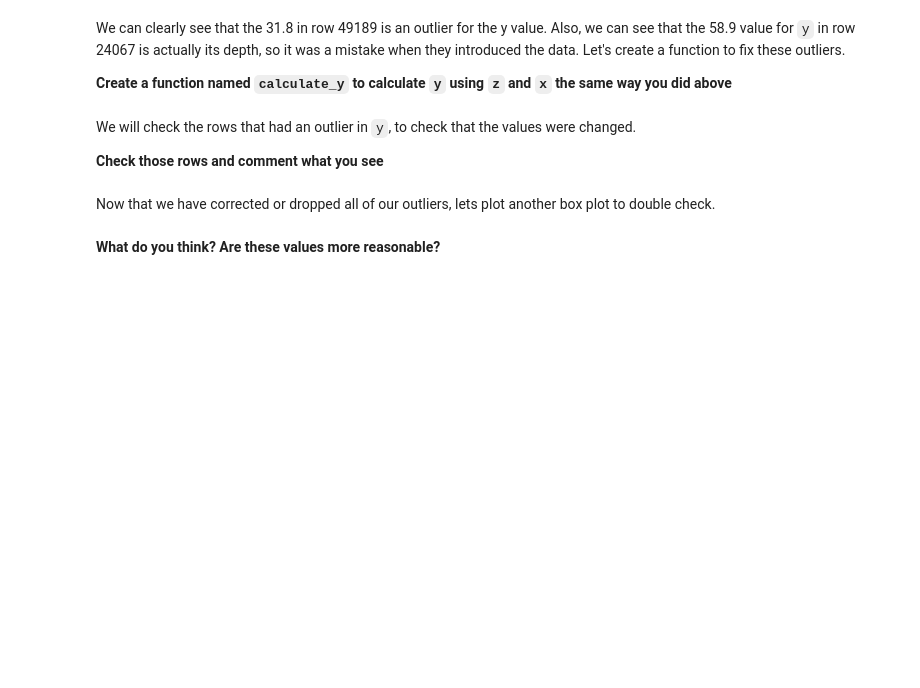
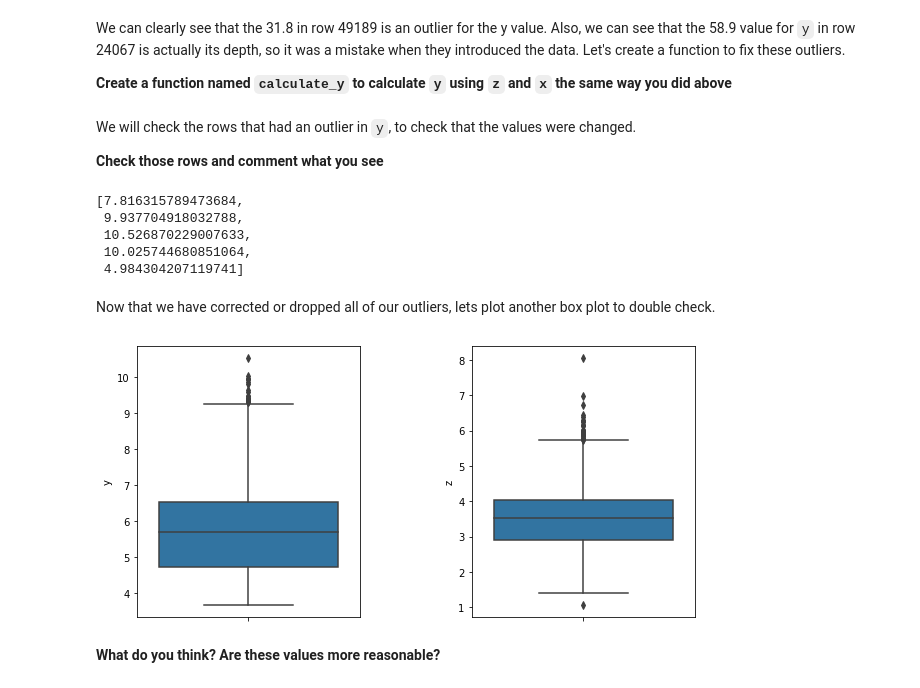
Before and after one commit to ta-data-lis/M2-mini-project1, a Jupyter notebook: 1.-Data Cleaning.ipynb, the cells around one changed output. Drawn from its saved outputs; the diff is of its cells as text; code cells hidden in the pictures; blank space fills up the shorter version.

```diff
--- a/1.-Data Cleaning.ipynb
+++ b/1.-Data Cleaning.ipynb
@@ -169,3 +376,7 @@ Now we can see that all the values are within an acceptable range, but we have 2
+# %%
+#your code here
+# got some extra z outliers, checking:
+data['z'] = np.where(data['z'] > 10, 0, data['z'])
 # %% [markdown]
 Now that we have found the outlier, let's use the function we defined earlier to correct this value. First, we need to change the value to 0 (because that's how we defined the function before) and then we will apply it.
 
@@ -174,0 +384,5 @@ Now that we have found the outlier, let's use the function we defined earlier to
+# %%
+#your code here
+data['z'] = np.where(data['z'] == 0,
+                     calculate_z(data['depth'], data['x'], data['y']), data['z'])
+data[data['z'] == 0]
@@ -191,3 +425,9 @@ We can clearly see that the 31.8 in row 49189 is an outlier for the y value. Als
+# %%
+#your code here
+def calculate_y(d,x,z):
+    return -(2*z-d*x)/d
+
+data['y'] = np.where(data['y'] > 10, calculate_y(data['depth'], data['x'], data['z']), data['y'])
 # %% [markdown]
 We will check the rows that had an outlier in `y`, to check that the values were changed.
 
@@ -197,11 +435,22 @@ We will check the rows that had an outlier in `y`, to check that the values were
+# %%
+#your thoughts here
+[data.loc[i]['y'] for i in [24068, 25999, 27416, 27631, 49190]]
+# %% [output]
+[7.816315789473684,
+ 9.937704918032788,
+ 10.526870229007633,
+ 10.025744680851064,
+ 4.984304207119741]
 # %% [markdown]
 Now that we have corrected or dropped all of our outliers, lets plot another box plot to double check.
 # %%
 #Run this code
 fig, ax = plt.subplots(1,2, figsize=(10, 5))
-sns.boxplot(y=diamonds.y, ax=ax[0])
-sns.boxplot(y=diamonds.z, ax=ax[1])
+sns.boxplot(y=data.y, ax=ax[0])
+sns.boxplot(y=data.z, ax=ax[1])
 plt.subplots_adjust(wspace=0.5)
+# %% [output]
+[figure, added]
 # %% [markdown]
 **What do you think? Are these values more reasonable?**
 # %%
```
Also changed, not shown: parts of 38 cells of this notebook, 1 other file.
